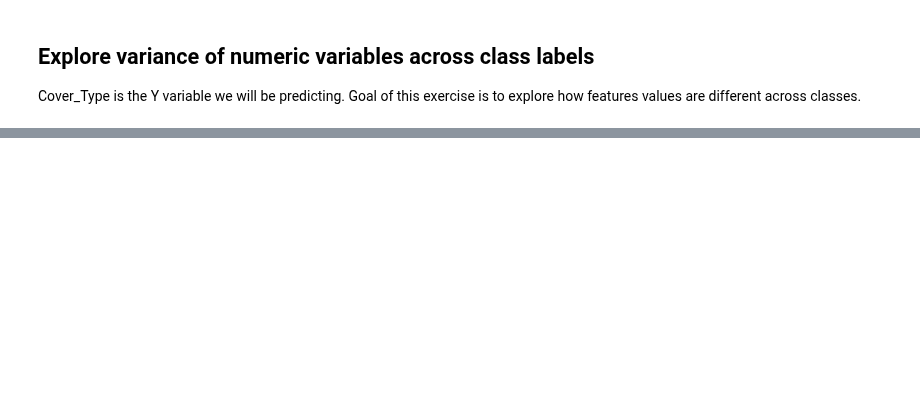
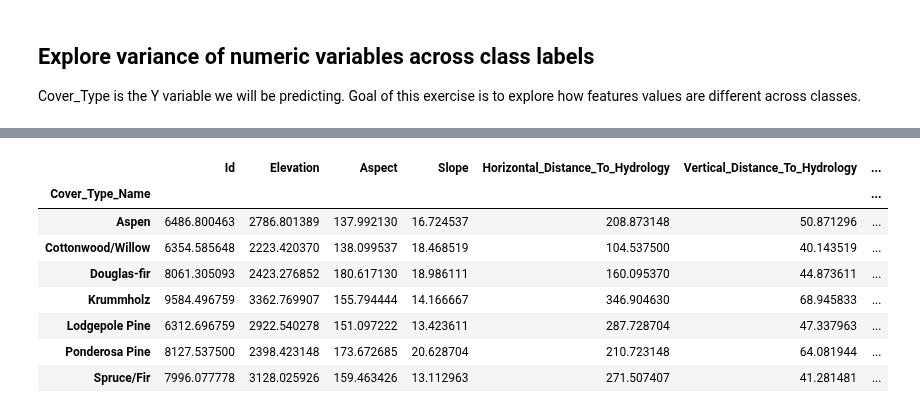
Before and after one commit to sams-data/mids-w207_9_sp22_forest_cover_classification, a Jupyter notebook: oren_finalprojectbaseline.ipynb, the cells around one changed output, grey strips where cells are left out. Drawn from its saved outputs; the diff is of its cells as text; code cells hidden in the pictures; blank space fills up the shorter version.

```diff
--- a/oren_finalprojectbaseline.ipynb
+++ b/oren_finalprojectbaseline.ipynb
@@ -179,0 +128,13 @@ train_df.groupby('Cover_Type').mean().reset_index().describe()
+# %%
+# check average value by cover type
+train.groupby('Cover_Type_Name').mean()
+# %% [output]
+|  | Id | Elevation | Aspect | Slope | Horizontal_Distance_To_Hydrology | Vertical_Distance_To_Hydrology | ... |
+| Cover_Type_Name |  |  |  |  |  |  | ... |
+| Aspen | 6486.800463 | 2786.801389 | 137.992130 | 16.724537 | 208.873148 | 50.871296 | ... |
+| Cottonwood/Willow | 6354.585648 | 2223.420370 | 138.099537 | 18.468519 | 104.537500 | 40.143519 | ... |
+| Douglas-fir | 8061.305093 | 2423.276852 | 180.617130 | 18.986111 | 160.095370 | 44.873611 | ... |
+| Krummholz | 9584.496759 | 3362.769907 | 155.794444 | 14.166667 | 346.904630 | 68.945833 | ... |
+| Lodgepole Pine | 6312.696759 | 2922.540278 | 151.097222 | 13.423611 | 287.728704 | 47.337963 | ... |
+| Ponderosa Pine | 8127.537500 | 2398.423148 | 173.672685 | 20.628704 | 210.723148 | 64.081944 | ... |
+| Spruce/Fir | 7996.077778 | 3128.025926 | 159.463426 | 13.112963 | 271.507407 | 41.281481 | ... |
```
Also changed, not shown: parts of 12 cells of this notebook, 8 other files.
